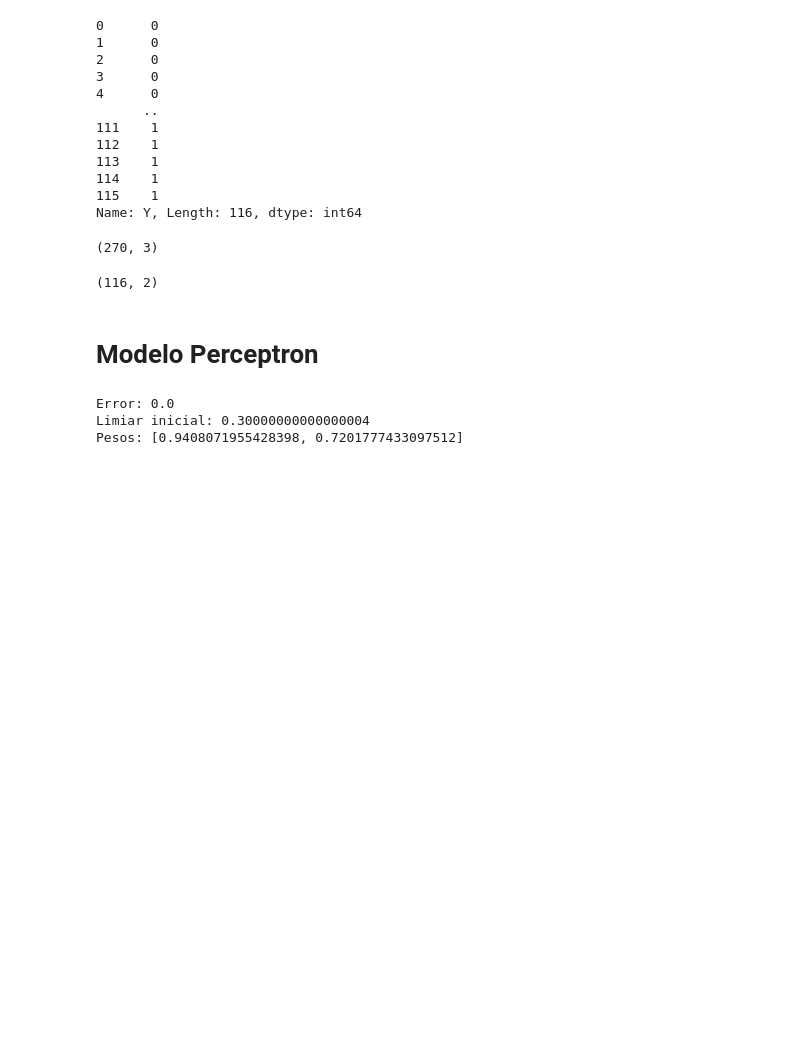
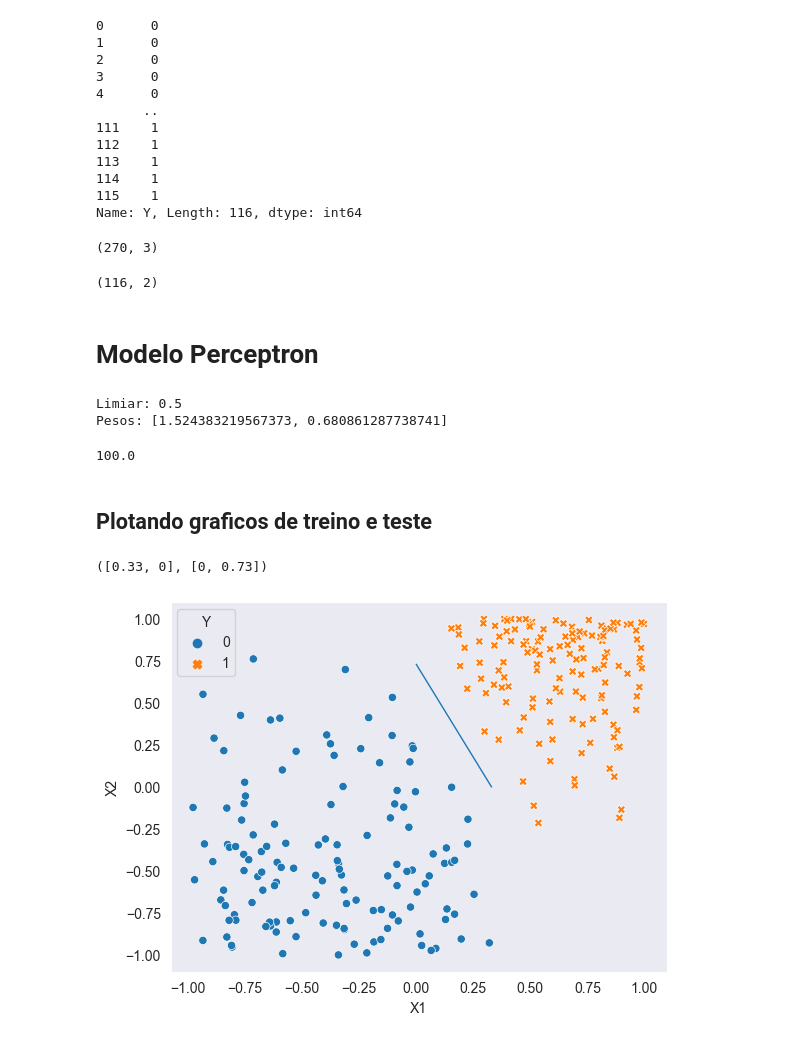
Before and after one commit to Henri-debug/perceptron_neural_net, a Jupyter notebook: motor_perceptron.ipynb, the cells around one changed output. Cells and saved outputs as stored; diff of their text form; code cells hidden in the pictures; blank space fills up the shorter version.

```diff
--- a/motor_perceptron.ipynb
+++ b/motor_perceptron.ipynb
@@ -297,9 +266,8 @@ class Perceptron:
 # %%
-model = Perceptron(0.5)
+model = Perceptron(0.5, 0.75)
 # %%
-model.train(train_matrix,0.1)
+model.train(train_matrix)
 model.parameters()
 # %% [output]
-Error: 0.0
-Limiar inicial: 0.30000000000000004
-Pesos: [0.9408071955428398, 0.7201777433097512]
+Limiar: 0.5
+Pesos: [1.524383219567373, 0.680861287738741]
@@ -305,0 +289,17 @@ Pesos: [0.9408071955428398, 0.7201777433097512]
+# %%
+reliability_percent(results_data) # Taxa de acerto
+# %% [output]
+100.0
+# %% [markdown]
+## Plotando graficos de treino e teste
+# %%
+# Grafico de dispersão para os dados de treino
+cord = model.line_eq()
+
+sns.set_style("dark")
+sns.scatterplot(data=train_df, x='X1', y = 'X2', hue="Y", style = "Y")
+plt.plot(cord[0],cord[1], linewidth=1)
+cord
+# %% [output]
+([0.33, 0], [0, 0.73])
+[figure, added]
```
Also changed, not shown: parts of 10 cells of this notebook.
